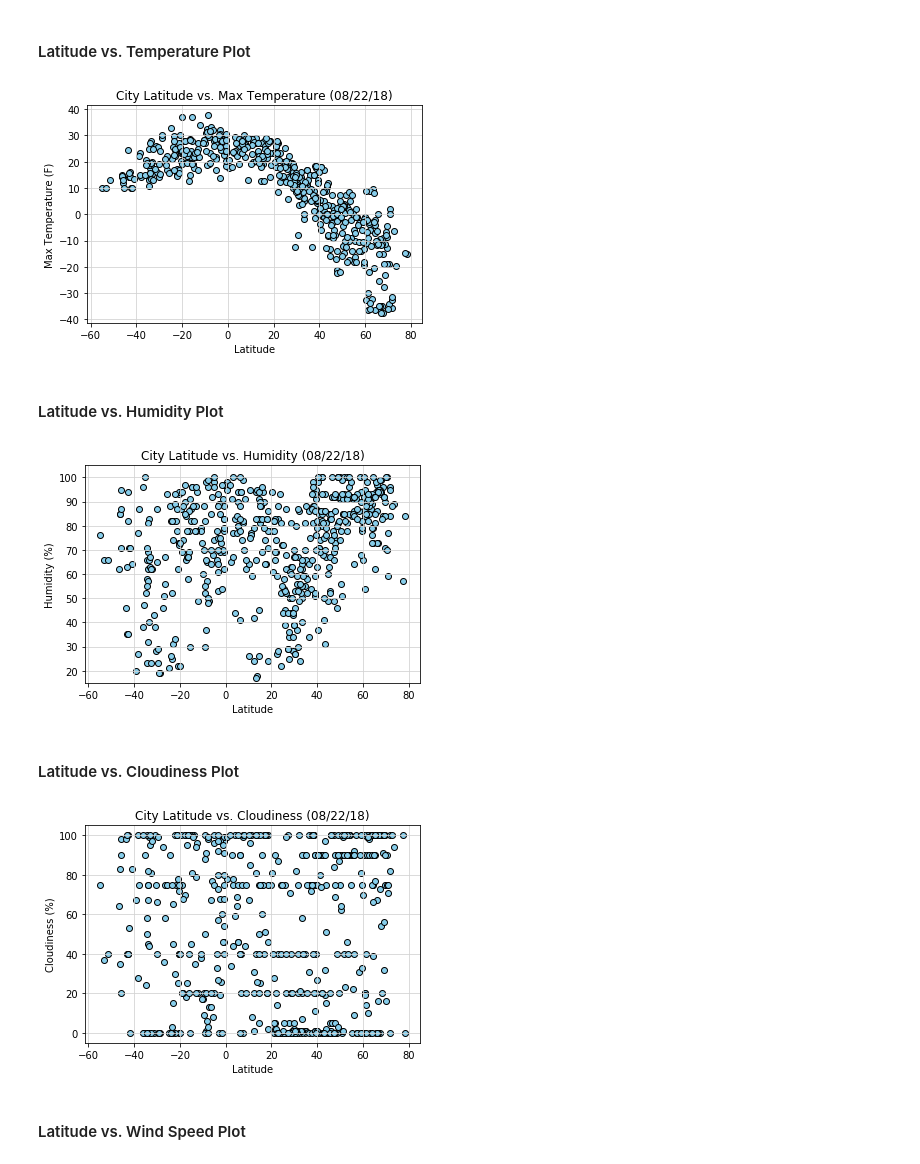
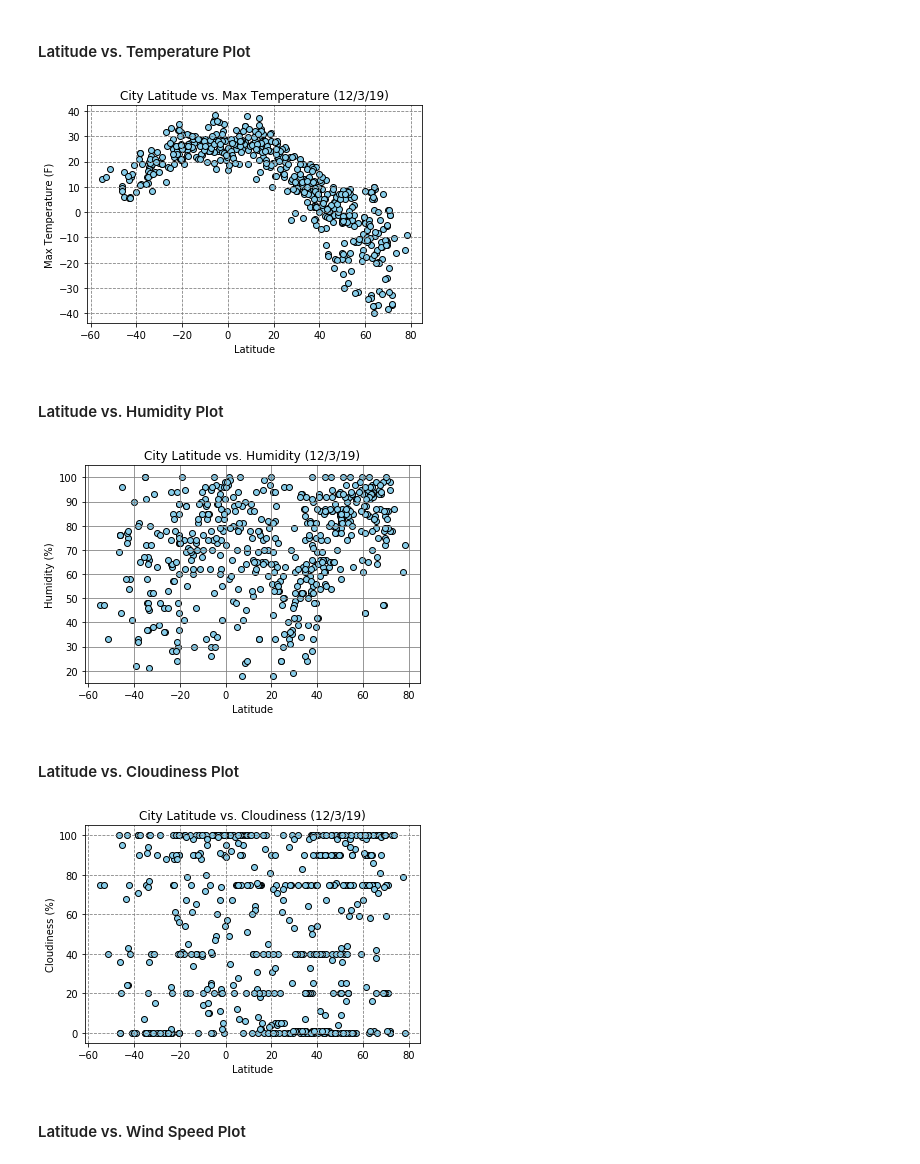
Before and after one commit to Godday-Abuede/PythonAPIHomework, a Jupyter notebook: python-api-challenge/WeatherPy/WeatherPy.ipynb, the cells around one changed output. Saved outputs shown, nothing was run; the diff lists cells and outputs as text; code cells hidden in the pictures.

```diff
--- a/python-api-challenge/WeatherPy/WeatherPy.ipynb
+++ b/python-api-challenge/WeatherPy/WeatherPy.ipynb
@@ -207,43 +212,43 @@ output_data.head()
 # A scatter plot FOR Latitude vs. Temperature PloT
 plt.scatter(output_data["Lat"],output_data["Max Temp"],edgecolors="black",facecolors="skyblue")
 # The graph properties
-plt.title("City Latitude vs. Max Temperature (08/22/18)")
+plt.title("City Latitude vs. Max Temperature (12/3/19)")
 plt.xlabel("Latitude")
 plt.ylabel("Max Temperature (F)")
-plt.grid (b=True,which="major",axis="both",linestyle="-",color="lightgrey")
+plt.grid (b=True,which="major",axis="both",linestyle="--",color="grey")
 plt.savefig("CitylatitudevsmaxTemperature.png")
 plt.show()
 # %% [output]
-[figure, old version]
+[figure, new version]
 # %% [markdown]
 #### Latitude vs. Humidity Plot
 # %%
 # A scatter plot
 plt.scatter(output_data["Lat"],output_data["Humidity"],edgecolors="black",facecolors="skyblue")
 #The graph properties
-plt.title("City Latitude vs. Humidity (08/22/18)")
+plt.title("City Latitude vs. Humidity (12/3/19)")
 plt.xlabel("Latitude")
 plt.ylabel("Humidity (%)")
 plt.ylim(15,105)
-plt.grid (b=True,which="major",axis="both",linestyle="-",color="lightgrey")
+plt.grid (b=True,which="major",axis="both",linestyle="-",color="grey")
 plt.savefig("CitylatitudevsHumidity.png")
 plt.show()
 # %% [output]
-[figure, old version]
+[figure, new version]
 # %% [markdown]
 #### Latitude vs. Cloudiness Plot
 # %%
 # A scatter plot
 plt.scatter(output_data["Lat"],output_data["Cloudiness"],edgecolors="black",facecolors="skyblue")
 #The graph properties
-plt.title("City Latitude vs. Cloudiness (08/22/18)")
+plt.title("City Latitude vs. Cloudiness (12/3/19)")
 plt.xlabel("Latitude")
 plt.ylabel("Cloudiness (%)")
-plt.grid (b=True,which="major",axis="both",linestyle="-",color="lightgrey")
+plt.grid (b=True,which="major",axis="both",linestyle="--",color="grey")
 plt.savefig("CitylatitudevsCloudiness.png")
 plt.show()
 # %% [output]
-[figure, old version]
+[figure, new version]
 # %% [markdown]
 #### Latitude vs. Wind Speed Plot
 # %%
```
Also changed, not shown: parts of 8 cells of this notebook, 5 other files.
